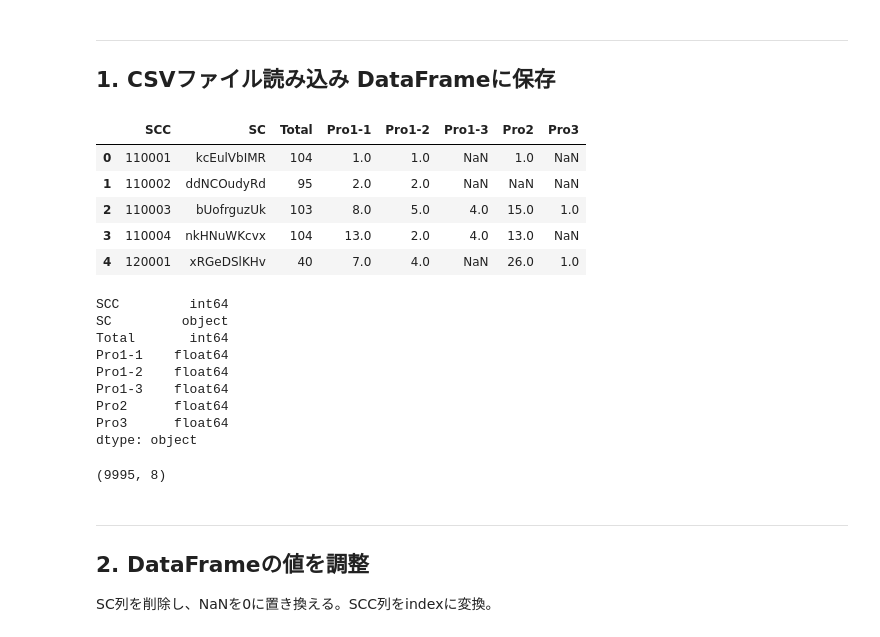
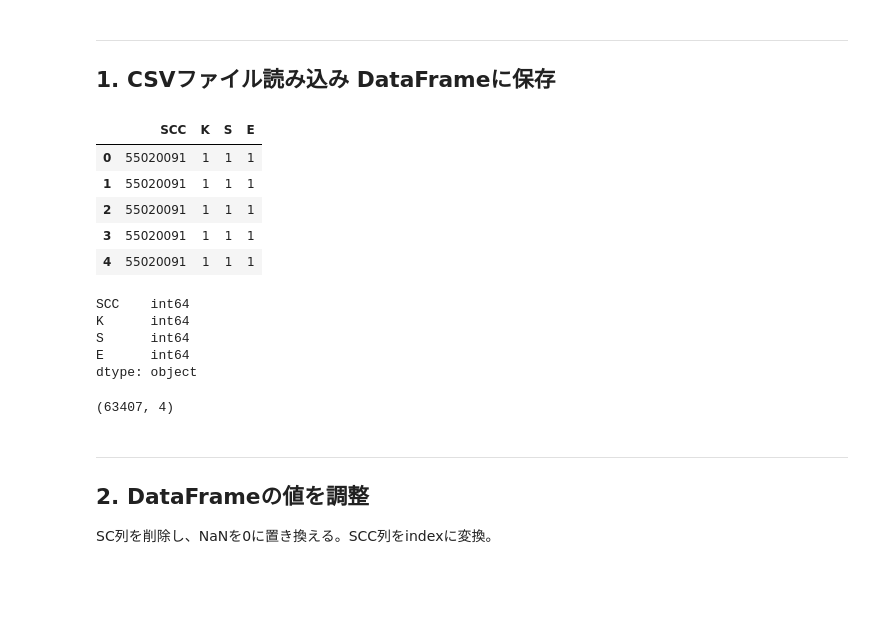
Before and after one commit to okagen/study_DataFrame, a Jupyter notebook: study02_DataFrame.ipynb, the cells around one changed output. Drawn from its saved outputs; the diff is of its cells as text; code cells hidden in the pictures; blank space fills up the shorter version.

```diff
--- a/study02_DataFrame.ipynb
+++ b/study02_DataFrame.ipynb
@@ -14,29 +14,27 @@
 # %%
 import pandas as pd
 
 csv_encoding = 'Shift_JISx0213'
-inputFile = ".\\Data\\02_ClassfiedList_raw.csv"
+#inputFile = ".\\Data\\02_ClassfiedList_raw.csv"
+inputFile = ".\\Data\\1.csv"
+
 df = pd.read_csv(inputFile,index_col=False, encoding=csv_encoding)
 display(df.head(5))
 display(df.dtypes)
 display(df.shape)
 # %% [output]
-|  | SCC | SC | Total | Pro1-1 | Pro1-2 | Pro1-3 | Pro2 | Pro3 |
-| 0 | 110001 | kcEulVbIMR | 104 | 1.0 | 1.0 | NaN | 1.0 | NaN |
-| 1 | 110002 | ddNCOudyRd | 95 | 2.0 | 2.0 | NaN | NaN | NaN |
-| 2 | 110003 | bUofrguzUk | 103 | 8.0 | 5.0 | 4.0 | 15.0 | 1.0 |
-| 3 | 110004 | nkHNuWKcvx | 104 | 13.0 | 2.0 | 4.0 | 13.0 | NaN |
-| 4 | 120001 | xRGeDSlKHv | 40 | 7.0 | 4.0 | NaN | 26.0 | 1.0 |
+|  | SCC | K | S | E |
+| 0 | 55020091 | 1 | 1 | 1 |
+| 1 | 55020091 | 1 | 1 | 1 |
+| 2 | 55020091 | 1 | 1 | 1 |
+| 3 | 55020091 | 1 | 1 | 1 |
+| 4 | 55020091 | 1 | 1 | 1 |
-SCC         int64
-SC         object
-Total       int64
-Pro1-1    float64
-Pro1-2    float64
-Pro1-3    float64
-Pro2      float64
-Pro3      float64
+SCC    int64
+K      int64
+S      int64
+E      int64
 dtype: object
-(9995, 8)
+(63407, 4)
 # %% [markdown]
 ---
 ## 2. DataFrameの値を調整
```
Also changed, not shown: parts of 5 cells of this notebook, 1 other file.
